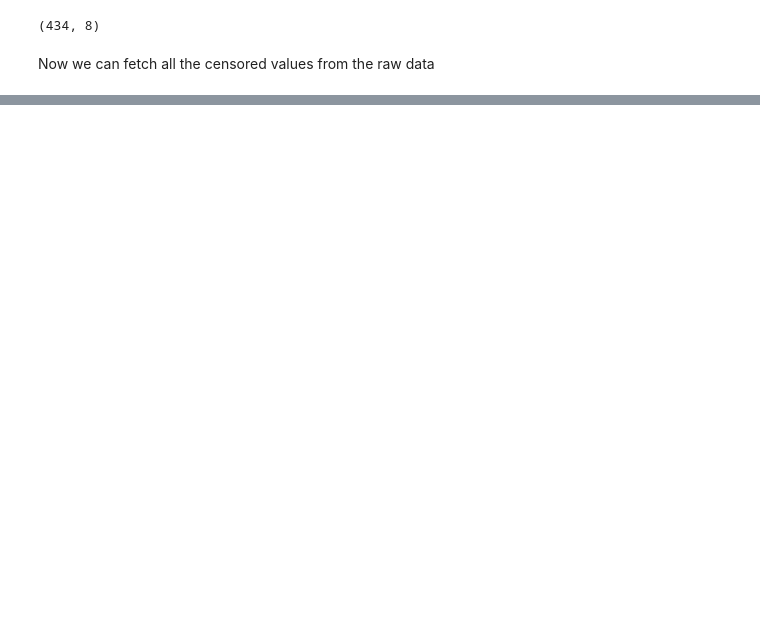
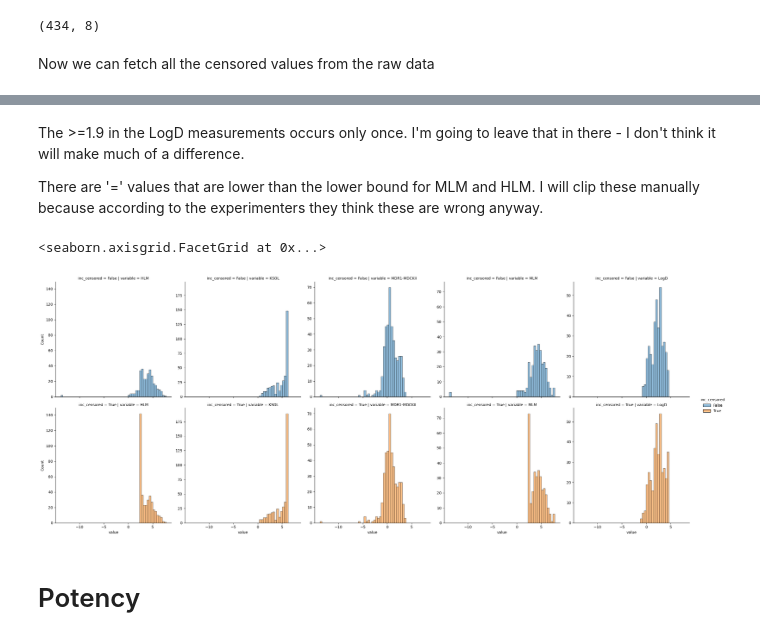
Before and after one commit to meyresearch/polaris_challenge, a Jupyter notebook: admet/missing_data_2.ipynb, the cells around one changed output, grey strips where cells are left out. Cells and saved outputs as stored; diff of their text form; code cells hidden in the pictures; blank space fills up the shorter version.

```diff
--- a/admet/missing_data_2.ipynb
+++ b/admet/missing_data_2.ipynb
@@ -84,0 +81,4 @@ df.tail()
+# %%
+all_df = get_all_data(train.dataset) # This is all data including the test set.
+df = all_df.loc[competition.split[0], : ]
+test_df = all_df.loc[competition.split[1]['test'], :]
@@ -112,8 +125,7 @@ target_to_raw = {'MLM':
                      'train_name': 'MDR1-MDCKII'},
                  }
 # %%
-data = {k: [train.dataset.get_data(i, k) for i in range(n_rows)] for k in columns}
-df = pd.DataFrame(data)
+
 old_n_missing = df.loc[:, list(train.target_cols)].isna().sum(axis=1)
 
 dupes_to_check = {}
@@ -141,9 +153,10 @@ for target in target_to_raw.keys():
     min_val, max_val = df[target_to_raw[target]['train_name']].min(), df[target_to_raw[target]['train_name']].max()
 
     if (min_val < min_cval) or (max_val > max_cval):
-        print(f"{target}: {min_val}<{min_cval}, {max_val}>{max_cval}.  Can't combine these observations.")
-        continue
+        print(f"WARNING: {target}: {min_val}<{min_cval}, {max_val}>{max_cval}..")
 
+    clip_vals = to_merge.groupby(target_to_raw[target]['mod_col'])[target_to_raw[target]['measurement_col']].unique()
+    print(f'{target} clipping values: \n{clip_vals}\n')
 
 
     # Check merging process
@@ -172,7 +185,6 @@ for target in target_to_raw.keys():
 
 
 new_n_missing =  df.loc[:, list(train.target_cols)].isna().sum(axis=1)
-print(old_n_missing.sum() - new_n_missing.sum())
-df = df.loc[new_n_missing<5, :]
+print(f'Replaced {old_n_missing.sum() - new_n_missing.sum()}, only {new_n_missing.sum()} or {new_n_missing.sum()/(5*new_n_missing.shape[0]):4.2%} missing')
 df.shape
 # %% [output]
@@ -182,0 +209,24 @@ HLM: 0.0<10.0, 1620.0>10.0.  Can't combine these observations.
+# %% [markdown]
+The >=1.9 in the LogD measurements occurs only once.  I'm going to leave that in there - I don't think it will make much of a difference.
+
+There are '=' values that are lower than the lower bound for MLM and HLM. I will clip these manually because according to the experimenters they think these are wrong anyway.
+# %%
+df.loc[:, "MLM"] = df['MLM'].clip(lower=10)
+df.loc[:, 'HLM'] = df['HLM'].clip(lower=10)
+# %%
+to_plot = df.loc[:, ['HLM', 'KSOL', 'MDR1-MDCKII', 'MLM', 'LogD']]
+to_plot['inc_censored'] = True
+tmp = train_df.copy(deep=True)
+
+tmp['inc_censored'] = False
+
+to_plot = pd.concat([tmp.loc[:,['HLM', 'KSOL', 'MDR1-MDCKII', 'MLM', 'LogD', 'inc_censored'] ], to_plot], axis=0)
+
+
+to_plot.loc[:, ['HLM', 'KSOL', 'MDR1-MDCKII', 'MLM']] = np.log(to_plot.loc[:, ['HLM', 'KSOL', 'MDR1-MDCKII', 'MLM']] + 1e-6)
+
+
+sns.displot(data=to_plot.melt(id_vars='inc_censored'), x='value', col='variable', hue='inc_censored',  row='inc_censored', facet_kws=dict(sharex='col', sharey='col'))
+# %% [output]
+<seaborn.axisgrid.FacetGrid at 0x...>
+[figure, added]
@@ -182,0 +235,2 @@ HLM: 0.0<10.0, 1620.0>10.0.  Can't combine these observations.
+# %% [markdown]
+# Potency
```
Also changed, not shown: parts of 52 cells of this notebook.
